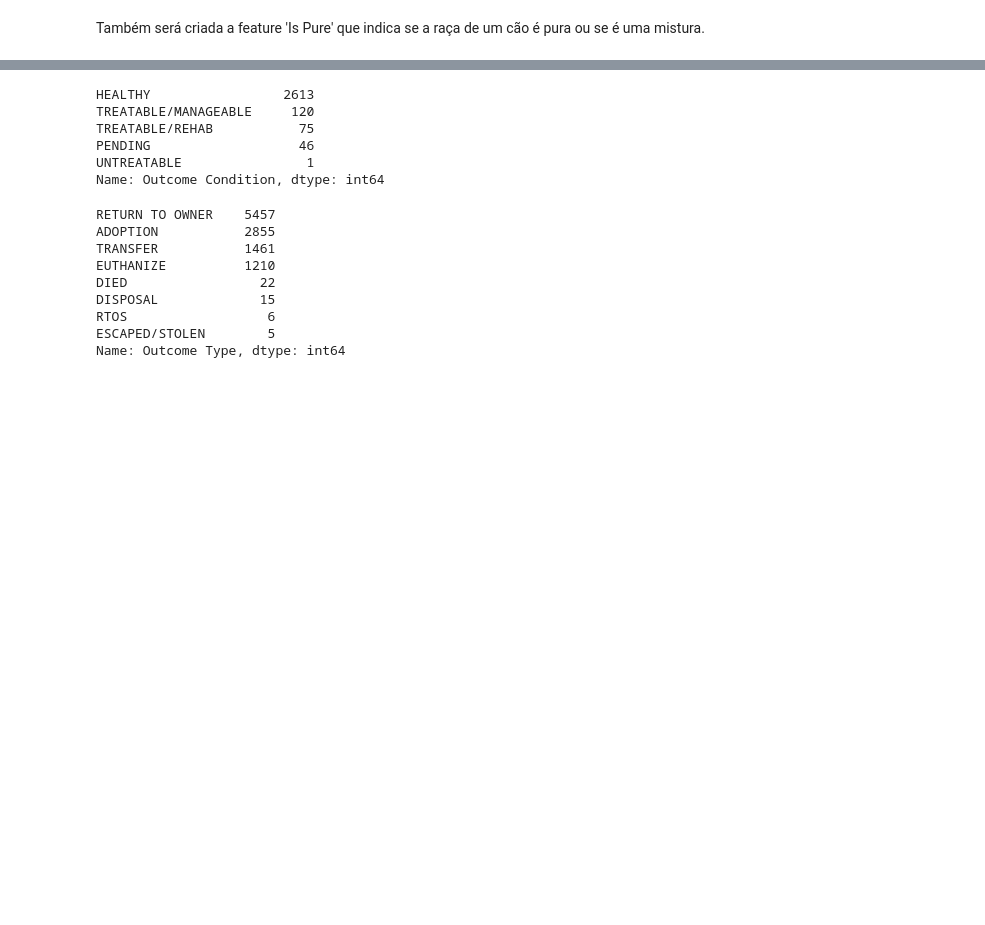
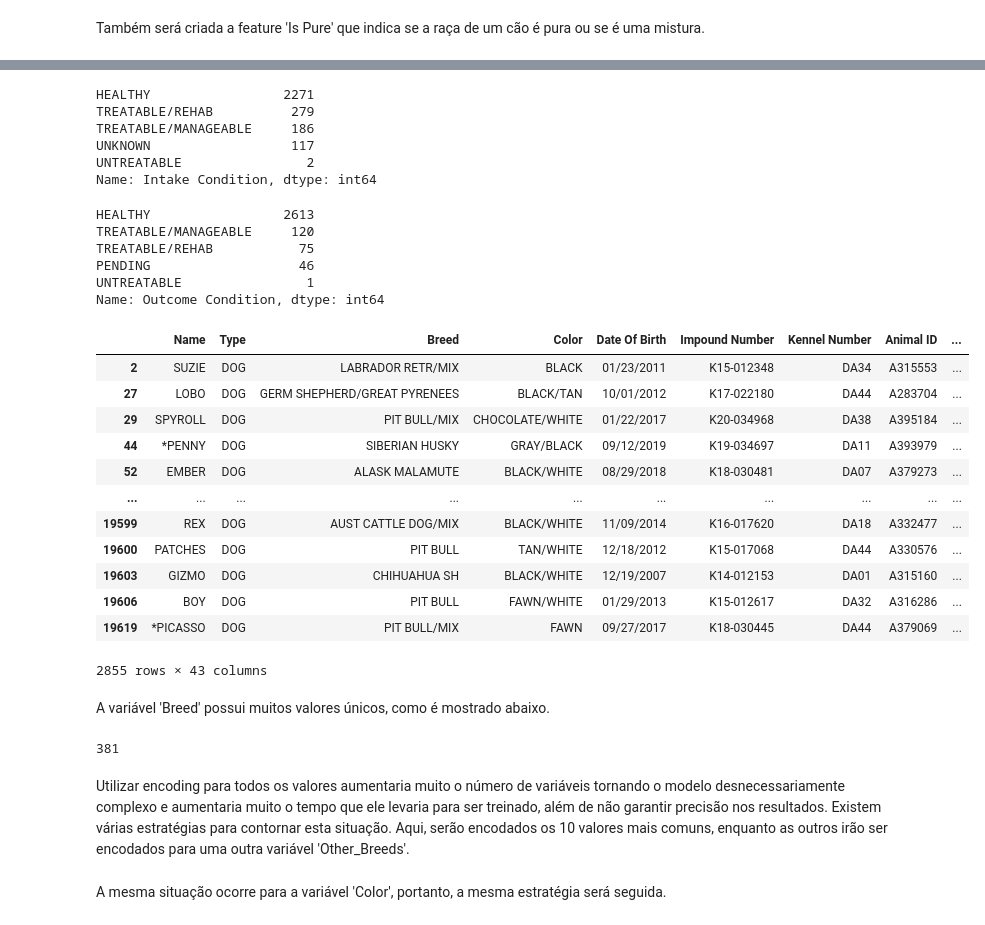
Before and after one commit to rafaelsguerra/pet_adoption, a Jupyter notebook: pet_adoption.ipynb, the cells around one changed output, grey strips where cells are left out. Drawn from its saved outputs; the diff is of its cells as text; code cells hidden in the pictures; blank space fills up the shorter version.

Commit message:
finishing data preprocessing

```diff
--- a/pet_adoption.ipynb
+++ b/pet_adoption.ipynb
@@ -227,0 +263,4 @@ data_dog['Is Pure'] = isPure
+# %%
+data_dog_sex_encoded = pd.get_dummies(data_dog['Sex'], prefix='is').drop('is_Unknown', axis=1)
+data_dog = pd.concat([data_dog, data_dog_sex_encoded], axis=1)
+data_dog = data_dog.drop('Sex', axis=1)
@@ -228 +287,10 @@ data_dog['Is Pure'] = isPure
+# %%
+data_dog['Intake Condition'].value_counts()
+# %% [output]
+HEALTHY                 2271
+TREATABLE/REHAB          279
+TREATABLE/MANAGEABLE     186
+UNKNOWN                  117
+UNTREATABLE                2
+Name: Intake Condition, dtype: int64
 # %%
@@ -234,15 +302,31 @@ TREATABLE/REHAB           75
 PENDING                   46
 UNTREATABLE                1
 Name: Outcome Condition, dtype: int64
-# %%
-data[data['Type'] == 'DOG']['Outcome Type'].value_counts()
-# %% [output]
-RETURN TO OWNER    5457
-ADOPTION           2855
-TRANSFER           1461
-EUTHANIZE          1210
-DIED                 22
-DISPOSAL             15
-RTOS                  6
-ESCAPED/STOLEN        5
-Name: Outcome Type, dtype: int64
+# %%
+encoded = pd.get_dummies(data_dog[['Size', 'Intake Type', 'Intake Condition', 'Outcome Condition']], drop_first=True)
+data_dog = pd.concat([data_dog, encoded], axis=1)
+data_dog = data_dog.drop(['Size', 'Intake Type', 'Intake Condition', 'Outcome Condition'], axis=1)
+# %%
+data_dog
+# %% [output]
+|  | Name | Type | Breed | Color | Date Of Birth | Impound Number | Kennel Number | Animal ID | ... |
+| 2 | SUZIE | DOG | LABRADOR RETR/MIX | BLACK | 01/23/2011 | K15-012348 | DA34 | A315553 | ... |
+| 27 | LOBO | DOG | GERM SHEPHERD/GREAT PYRENEES | BLACK/TAN | 10/01/2012 | K17-022180 | DA44 | A283704 | ... |
+| 29 | SPYROLL | DOG | PIT BULL/MIX | CHOCOLATE/WHITE | 01/22/2017 | K20-034968 | DA38 | A395184 | ... |
+| 44 | *PENNY | DOG | SIBERIAN HUSKY | GRAY/BLACK | 09/12/2019 | K19-034697 | DA11 | A393979 | ... |
+| 52 | EMBER | DOG | ALASK MALAMUTE | BLACK/WHITE | 08/29/2018 | K18-030481 | DA07 | A379273 | ... |
+| ... | ... | ... | ... | ... | ... | ... | ... | ... | ... |
+| 19599 | REX | DOG | AUST CATTLE DOG/MIX | BLACK/WHITE | 11/09/2014 | K16-017620 | DA18 | A332477 | ... |
+| 19600 | PATCHES | DOG | PIT BULL | TAN/WHITE | 12/18/2012 | K15-017068 | DA44 | A330576 | ... |
+| 19603 | GIZMO | DOG | CHIHUAHUA SH | BLACK/WHITE | 12/19/2007 | K14-012153 | DA01 | A315160 | ... |
+| 19606 | BOY | DOG | PIT BULL | FAWN/WHITE | 01/29/2013 | K15-012617 | DA32 | A316286 | ... |
+| 19619 | *PICASSO | DOG | PIT BULL/MIX | FAWN | 09/27/2017 | K18-030445 | DA44 | A379069 | ... |
+2855 rows × 43 columns
+# %% [markdown]
+A variável 'Breed' possui muitos valores únicos, como é mostrado abaixo.
+# %%
+len(data_dog['Breed'].value_counts())
+# %% [output]
+381
+# %% [markdown]
+Utilizar encoding para todos os valores aumentaria muito o número de variáveis tornando o modelo desnecessariamente complexo e aumentaria muito o tempo que ele levaria para ser treinado, além de não garantir precisão nos resultados. Existem várias estratégias para contornar esta situação. Aqui, serão encodados os 10 valores mais comuns, enquanto as outros irão ser encodados para uma outra variável 'Other_Breeds'.
@@ -248,0 +348,2 @@ Name: Outcome Type, dtype: int64
+# %% [markdown]
+A mesma situação ocorre para a variável 'Color', portanto, a mesma estratégia será seguida.
```
Also changed, not shown: parts of 12 cells of this notebook.
